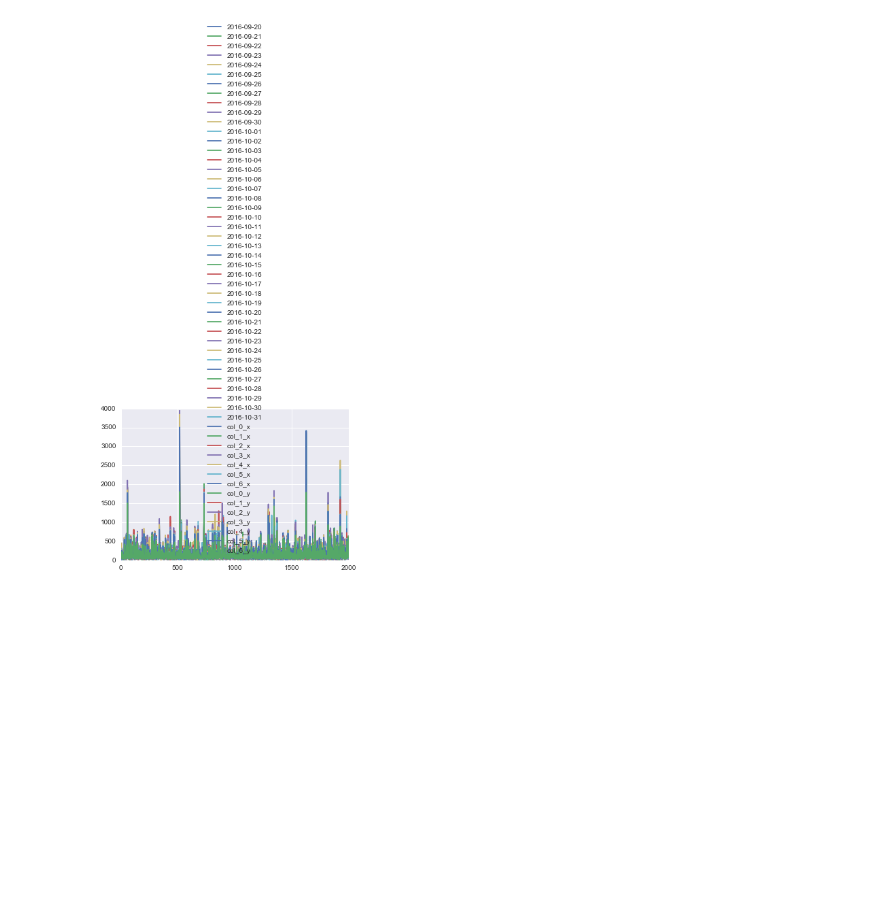
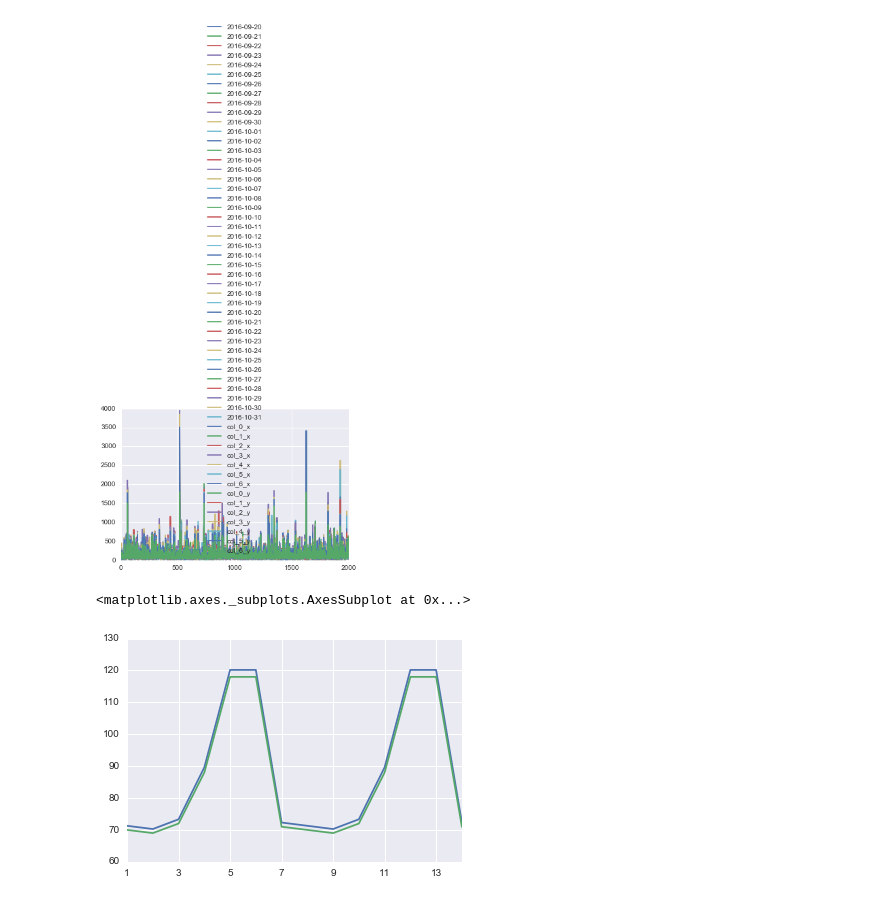
Before and after one commit to AlfredGao/IJCAI2017_Koubei, a Jupyter notebook: model/feature_engineering.ipynb, the cells around one changed output. Saved outputs shown, nothing was run; the diff lists cells and outputs as text; code cells hidden in the pictures; blank space fills up the shorter version.

```diff
--- a/model/feature_engineering.ipynb
+++ b/model/feature_engineering.ipynb
@@ -713,7 +843,8 @@ y_label
 # %%
+
 best_para = {'criterion': 'mse',
  'max_depth': 25,
- 'max_features': 251,
+ 'max_features': 255,
  'min_samples_leaf': 2,
  'min_samples_split': 2,
  'n_estimators': 1200,
@@ -731,0 +876,6 @@ six_week_23
+# %%
+result = np.array(result).round()
+result = pd.DataFrame(result, columns=['1','2','3','4','5','6','7','8','9','10','11','12','13','14'])
+result.insert(0,'shop_id',[i for i in range(1,2001)])
+# %%
+result = result.astype(int)
@@ -760,3 +912,12 @@ six_week_23.plot()
 # %% [output]
 <matplotlib.axes._subplots.AxesSubplot at 0x...>
 [figure]
+# %%
+
+result_4 = pd.read_csv('../output/submit_170224_1600.csv', names=['id','1','2','3','4','5','6','7','8','9','10','11','12','13','14'])
+# %%
+result.loc[2].plot()
+result_4.loc[2].plot()
+# %% [output]
+<matplotlib.axes._subplots.AxesSubplot at 0x...>
+[figure, added]
```
Also changed, not shown: parts of 16 cells of this notebook, 2 other files.
